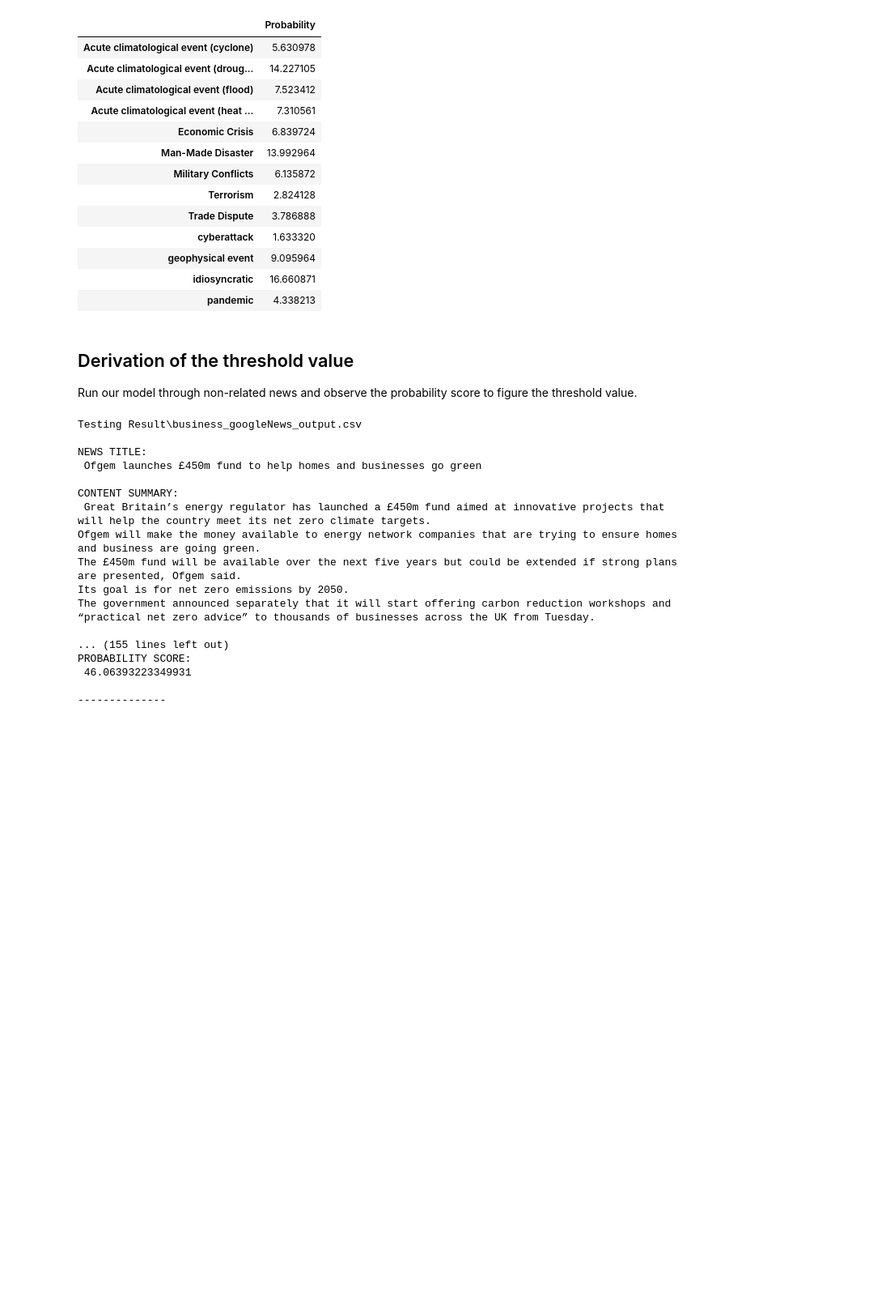
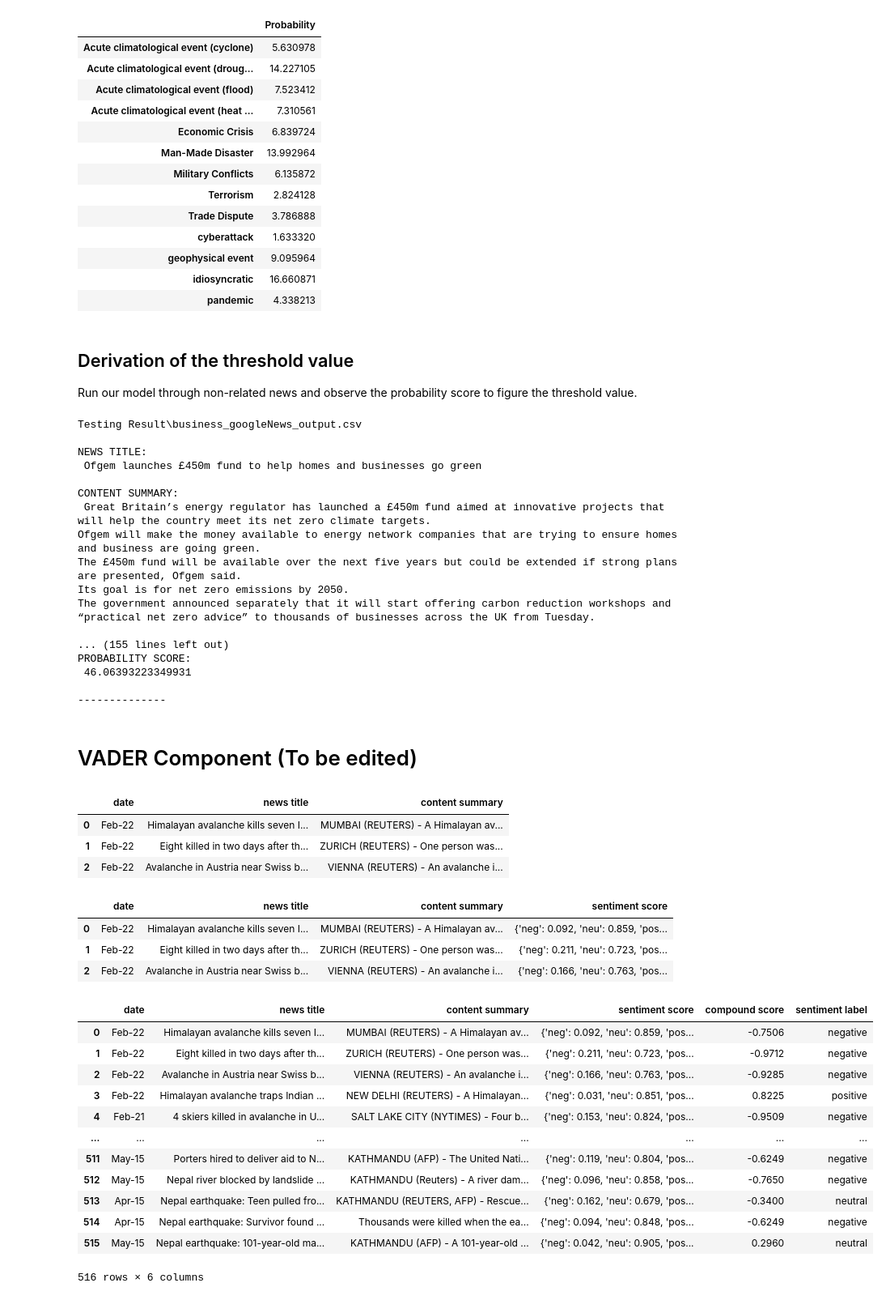
Before and after one commit to Shawntwj/FSX, a Jupyter notebook: News Classifier/FYP Article Classification Codes.ipynb, the cells around one changed output. Shown at 81% size. Saved outputs shown, nothing was run; the diff lists cells and outputs as text; code cells hidden in the pictures; blank space fills up the shorter version.

Commit message:
Created a Consolidated CSV file for News Articles with Sentiment Label Columns

```diff
--- a/News Classifier/FYP Article Classification Codes.ipynb
+++ b/News Classifier/FYP Article Classification Codes.ipynb
@@ -961,3 +961,74 @@ PROBABILITY SCORE:
 --------------
 # %%
 frame
+# %% [markdown]
+# VADER Component (To be edited)
+# %%
+import pandas as pd
+import re
+
+import nltk
+from nltk.tokenize import RegexpTokenizer
+from collections import Counter
+from nltk.tokenize import word_tokenize
+from nltk.stem import WordNetLemmatizer
+from nltk.corpus import stopwords
+
+# Download the lexicon
+# nltk.download("vader_lexicon")
+
+# Import the lexicon
+from nltk.sentiment.vader import SentimentIntensityAnalyzer
+
+# Create an instance of SentimentIntensityAnalyzer
+sent_analyzer = SentimentIntensityAnalyzer()
+# %%
+data = "CSV Data for Classifier/avalanche_straitstimes.csv"
+sentiment_data = pd.read_csv(data)
+
+sentiment_data = sentiment_data.drop(columns=[sentiment_data.columns[0],'location', 'news source(url)', 'keywords', 'class_name', 'new_class_name'], axis=1)
+sentiment_data.head(3)
+# %% [output]
+|  | date | news title | content summary |
+| 0 | Feb-22 | Himalayan avalanche kills seven I... | MUMBAI (REUTERS) - A Himalayan av... |
+| 1 | Feb-22 | Eight killed in two days after th... | ZURICH (REUTERS) - One person was... |
+| 2 | Feb-22 | Avalanche in Austria near Swiss b... | VIENNA (REUTERS) - An avalanche i... |
+# %%
+sentiment_data["sentiment score"] = sentiment_data['content summary'].apply(lambda x: sent_analyzer.polarity_scores(x))
+sentiment_data.head(3)
+# %% [output]
+|  | date | news title | content summary | sentiment score |
+| 0 | Feb-22 | Himalayan avalanche kills seven I... | MUMBAI (REUTERS) - A Himalayan av... | {'neg': 0.092, 'neu': 0.859, 'pos... |
+| 1 | Feb-22 | Eight killed in two days after th... | ZURICH (REUTERS) - One person was... | {'neg': 0.211, 'neu': 0.723, 'pos... |
+| 2 | Feb-22 | Avalanche in Austria near Swiss b... | VIENNA (REUTERS) - An avalanche i... | {'neg': 0.166, 'neu': 0.763, 'pos... |
+# %%
+def get_compound_score(sentimentScore):
+    return sentimentScore['compound']
+
+def format_data(sentimentScore):
+
+    if sentimentScore['compound'] >= 0.5:
+        return 'positive'
+    elif sentimentScore['compound'] <= -0.5:
+        return 'negative'
+    elif sentimentScore['compound'] > -0.5 or sentimentScore['compound'] < 0.5:
+        return 'neutral'
+
+# Apply the transformation
+sentiment_data["compound score"] = sentiment_data['sentiment score'].apply(lambda x: get_compound_score(x))
+sentiment_data["sentiment label"] = sentiment_data['sentiment score'].apply(lambda x: format_data(x))
+sentiment_data
+# %% [output]
+|  | date | news title | content summary | sentiment score | compound score | sentiment label |
+| 0 | Feb-22 | Himalayan avalanche kills seven I... | MUMBAI (REUTERS) - A Himalayan av... | {'neg': 0.092, 'neu': 0.859, 'pos... | -0.7506 | negative |
+| 1 | Feb-22 | Eight killed in two days after th... | ZURICH (REUTERS) - One person was... | {'neg': 0.211, 'neu': 0.723, 'pos... | -0.9712 | negative |
+| 2 | Feb-22 | Avalanche in Austria near Swiss b... | VIENNA (REUTERS) - An avalanche i... | {'neg': 0.166, 'neu': 0.763, 'pos... | -0.9285 | negative |
+| 3 | Feb-22 | Himalayan avalanche traps Indian ... | NEW DELHI (REUTERS) - A Himalayan... | {'neg': 0.031, 'neu': 0.851, 'pos... | 0.8225 | positive |
+| 4 | Feb-21 | 4 skiers killed in avalanche in U... | SALT LAKE CITY (NYTIMES) - Four b... | {'neg': 0.153, 'neu': 0.824, 'pos... | -0.9509 | negative |
+| ... | ... | ... | ... | ... | ... | ... |
+| 511 | May-15 | Porters hired to deliver aid to N... | KATHMANDU (AFP) - The United Nati... | {'neg': 0.119, 'neu': 0.804, 'pos... | -0.6249 | negative |
+| 512 | May-15 | Nepal river blocked by landslide ... | KATHMANDU (Reuters) - A river dam... | {'neg': 0.096, 'neu': 0.858, 'pos... | -0.7650 | negative |
+| 513 | Apr-15 | Nepal earthquake: Teen pulled fro... | KATHMANDU (REUTERS, AFP) - Rescue... | {'neg': 0.162, 'neu': 0.679, 'pos... | -0.3400 | neutral |
+| 514 | Apr-15 | Nepal earthquake: Survivor found ... | Thousands were killed when the ea... | {'neg': 0.094, 'neu': 0.848, 'pos... | -0.6249 | negative |
+| 515 | May-15 | Nepal earthquake: 101-year-old ma... | KATHMANDU (AFP) - A 101-year-old ... | {'neg': 0.042, 'neu': 0.905, 'pos... | 0.2960 | neutral |
+516 rows × 6 columns
```
Also changed, not shown: 2 other files.
